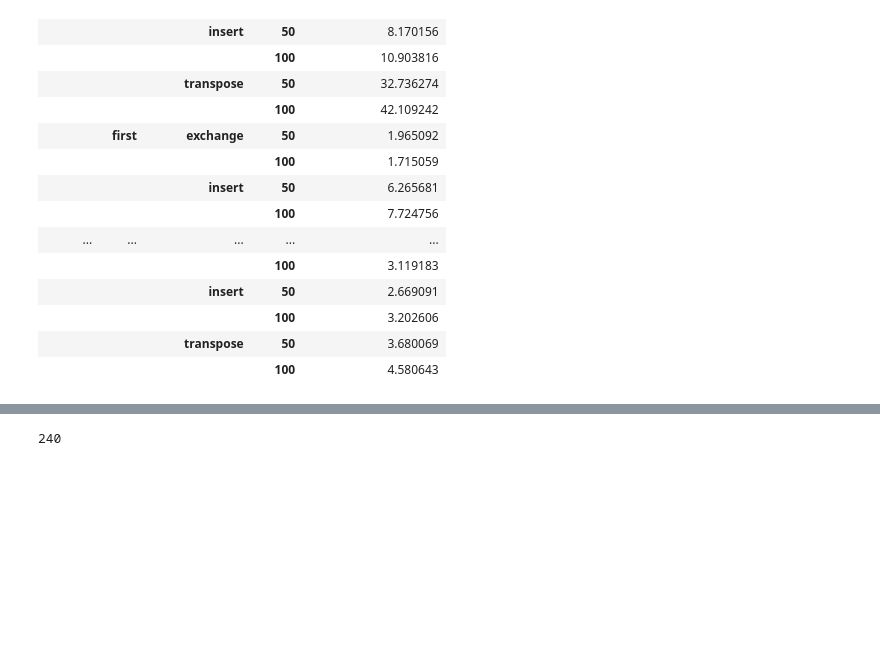
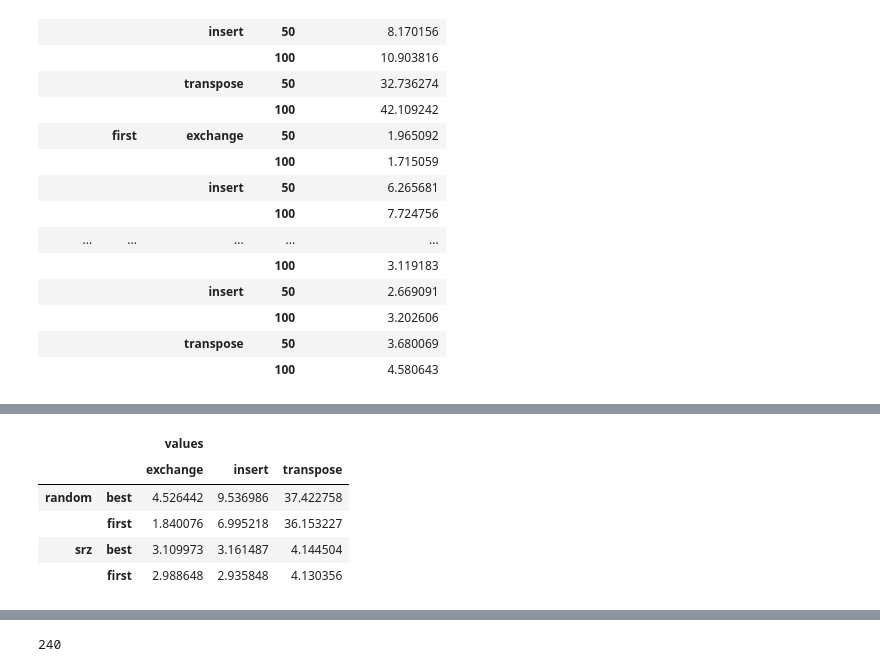
Before and after one commit to t00n/heuristics, a Jupyter notebook: impl1/src/implem 1.ipynb, the cells around one changed output, grey strips where cells are left out. Saved outputs shown, nothing was run; the diff lists cells and outputs as text; code cells hidden in the pictures; blank space fills up the shorter version.

```diff
--- a/impl1/src/implem 1.ipynb
+++ b/impl1/src/implem 1.ipynb
@@ -205,0 +267,9 @@ student_ttest_rel > 0.05
+# %%
+exercise1_algos_scores.unstack(level=2).applymap(np.mean)
+# %% [output]
+|  |  | values |  |  |
+|  |  | exchange | insert | transpose |
+| random | best | 4.526442 | 9.536986 | 37.422758 |
+|  | first | 1.840076 | 6.995218 | 36.153227 |
+| srz | best | 3.109973 | 3.161487 | 4.144504 |
+|  | first | 2.988648 | 2.935848 | 4.130356 |
```
Also changed, not shown: parts of 29 cells of this notebook.
